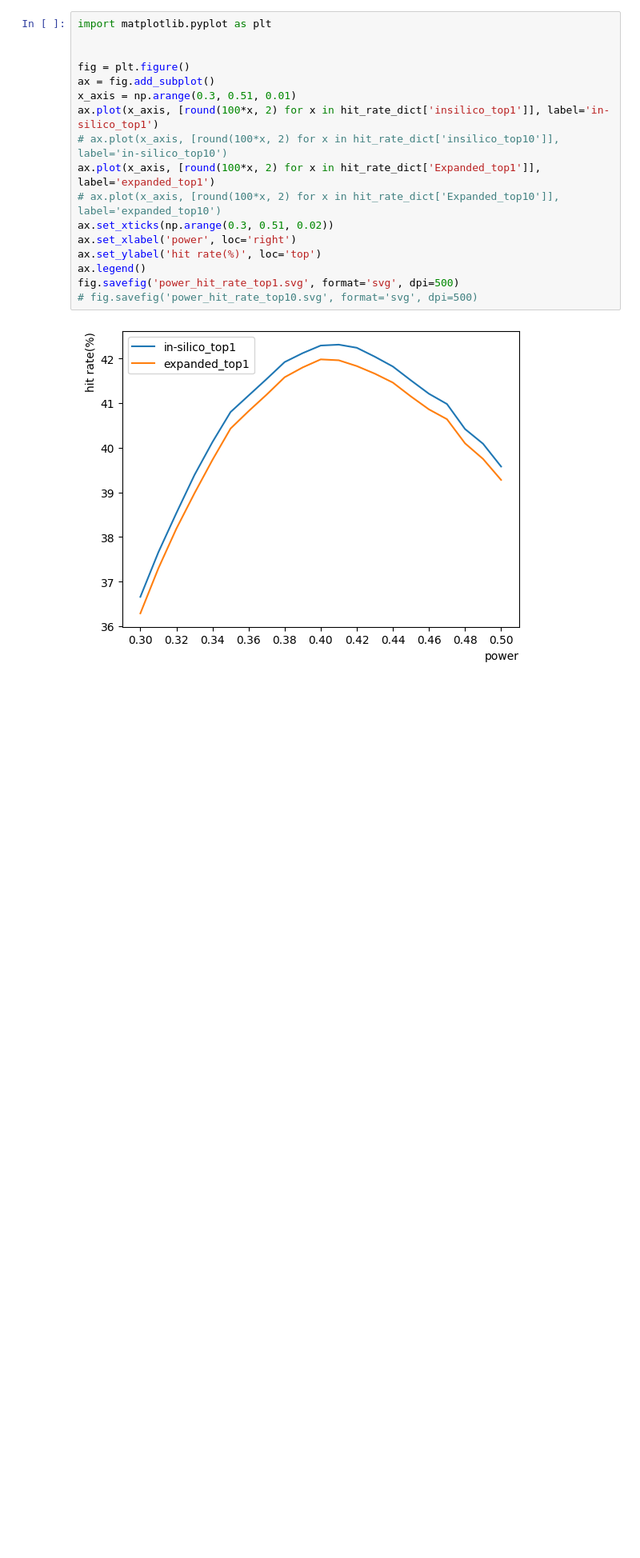
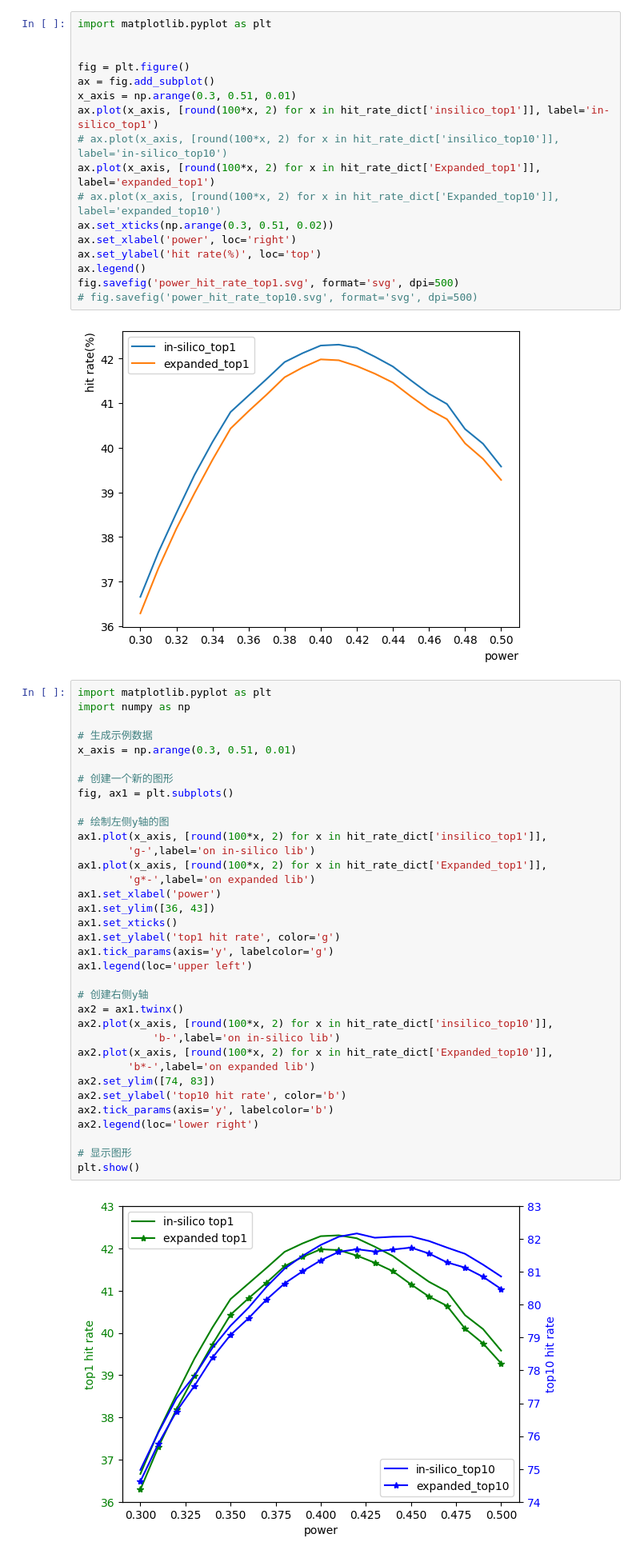
Before and after one commit to LiuBurger/EI-MS2VEC, a Jupyter notebook: picture/power_explore.ipynb, the cells around one changed output. Shown at 80% size. Cells and saved outputs as stored; diff of their text form; blank space fills up the shorter version.

```diff
--- a/picture/power_explore.ipynb
+++ b/picture/power_explore.ipynb
@@ -191,3 +196,40 @@ fig.savefig('power_hit_rate_top1.svg', format='svg', dpi=500)
 # fig.savefig('power_hit_rate_top10.svg', format='svg', dpi=500)
 # %% [output]
 [figure]
+# %%
+import matplotlib.pyplot as plt
+import numpy as np
+
+# 生成示例数据
+x_axis = np.arange(0.3, 0.51, 0.01)
+
+# 创建一个新的图形
+fig, ax1 = plt.subplots()
+
+# 绘制左侧y轴的图
+ax1.plot(x_axis, [round(100*x, 2) for x in hit_rate_dict['insilico_top1']],
+        'g-',label='on in-silico lib')
+ax1.plot(x_axis, [round(100*x, 2) for x in hit_rate_dict['Expanded_top1']],
+        'g*-',label='on expanded lib')
+ax1.set_xlabel('power')
+ax1.set_ylim([36, 43])
+ax1.set_xticks()
+ax1.set_ylabel('top1 hit rate', color='g')
+ax1.tick_params(axis='y', labelcolor='g')
+ax1.legend(loc='upper left')
+
+# 创建右侧y轴
+ax2 = ax1.twinx()
+ax2.plot(x_axis, [round(100*x, 2) for x in hit_rate_dict['insilico_top10']],
+            'b-',label='on in-silico lib')
+ax2.plot(x_axis, [round(100*x, 2) for x in hit_rate_dict['Expanded_top10']],
+        'b*-',label='on expanded lib')
+ax2.set_ylim([74, 83])
+ax2.set_ylabel('top10 hit rate', color='b')
+ax2.tick_params(axis='y', labelcolor='b')
+ax2.legend(loc='lower right')
+
+# 显示图形
+plt.show()
+# %% [output]
+[figure, added]
```
Also changed, not shown: parts of 2 cells of this notebook, 5 other files.
